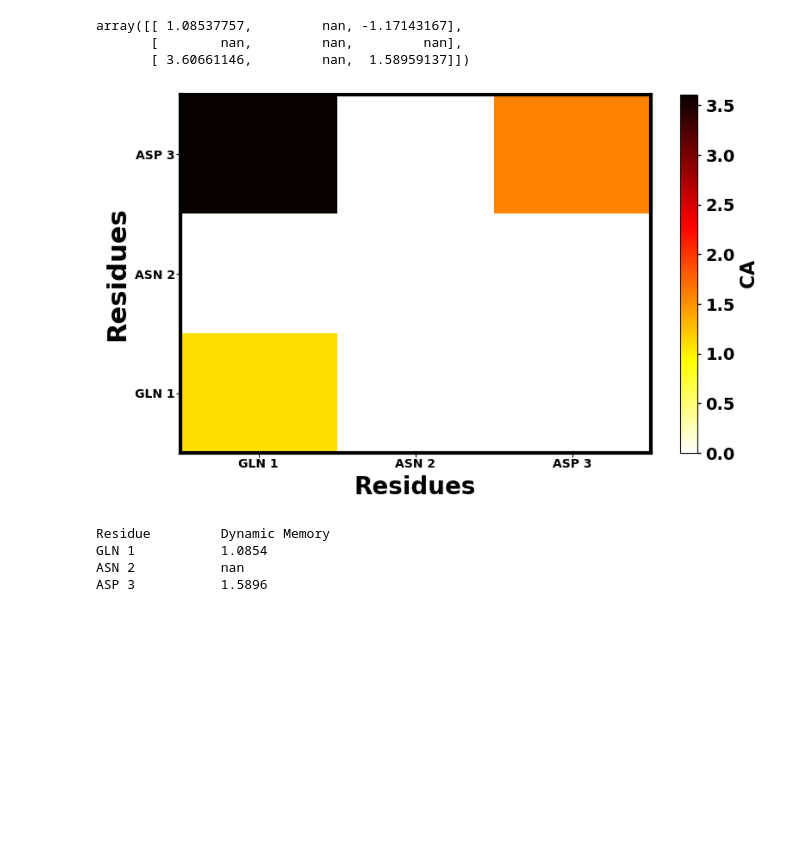
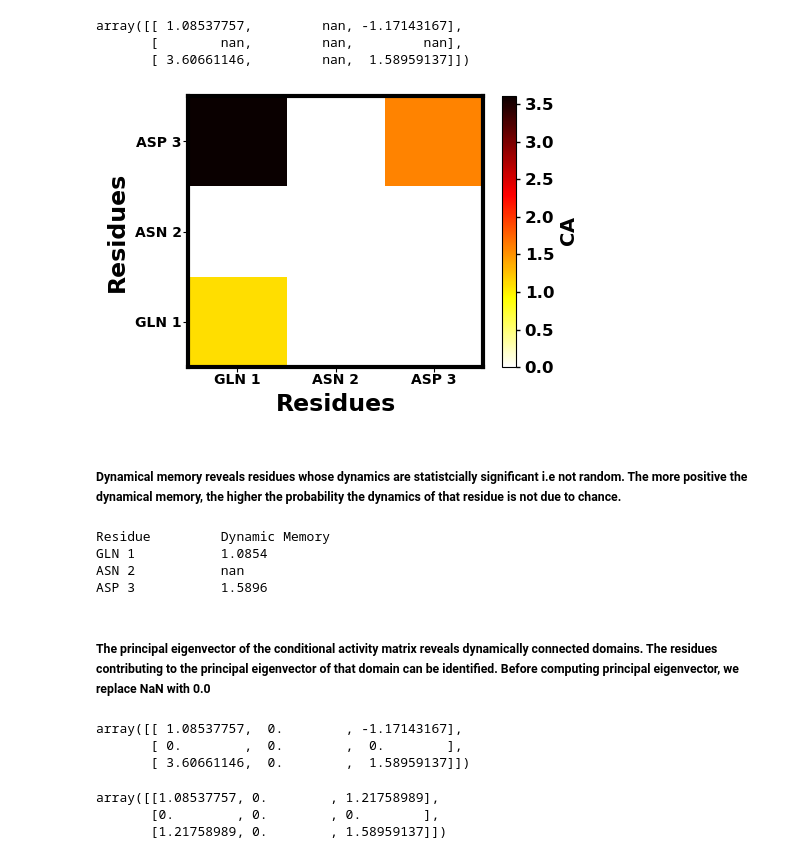
Before and after one commit to CUNY-CSI-Loverde-Laboratory/conditional_activity, a Jupyter notebook: conditional_activity/condact_tutorial/tutorial.ipynb, the cells around one changed output. Cells and saved outputs as stored; diff of their text form; code cells hidden in the pictures; blank space fills up the shorter version.

```diff
--- a/conditional_activity/condact_tutorial/tutorial.ipynb
+++ b/conditional_activity/condact_tutorial/tutorial.ipynb
@@ -172,40 +171,42 @@ array([[ 1.08537757,         nan, -1.17143167],
 
 labels = [f"{residue_names[i]} {residue_type[i].resid}" for i in range(len(residue_type))]
 
-fig, ax = plt.subplots(figsize=(8, 5))
+fig, ax = plt.subplots(figsize=(5, 3.5))
 orig_map = plt.get_cmap('hot')
 reversed_map = orig_map.reversed()
 
 im = ax.imshow(conditional_activity, interpolation='nearest', origin='lower',
                cmap=reversed_map, aspect='auto', vmin=0)
 
 # Colorbar setup
 cbar2 = fig.colorbar(im)
-cbar2.ax.set_ylabel(r'$\it\bf CA$', fontsize=16.0, fontweight="bold")
-cbar2.ax.tick_params(axis='y', labelsize=14, length=3, width=1)
+cbar2.ax.set_ylabel(r'$\it\bf CA$', fontsize=14.0, fontweight="bold")
+cbar2.ax.tick_params(axis='y', labelsize=12, length=3, width=1)
 
 # Axis labels
-plt.xlabel("Residues", fontsize=20.0, fontweight="bold")
-plt.ylabel("Residues", fontsize=22.0, fontweight="bold")
-plt.tick_params(labelsize=18, pad=1)
+plt.xlabel("Residues", fontsize=17.0, fontweight="bold")
+plt.ylabel("Residues", fontsize=17.0, fontweight="bold")
+plt.tick_params(labelsize=16, pad=1)
 
 # Tick labels for residues
 ax.set_xticks(np.arange(len(labels)))
 ax.set_xticklabels(labels, rotation=0, fontsize=10)
 ax.set_yticks(np.arange(len(labels)))
 ax.set_yticklabels(labels, fontsize=10)
 
 # Spine styling
 ax.spines["top"].set_linewidth(3)
 ax.spines["left"].set_linewidth(3)
 ax.spines["right"].set_linewidth(3)
 ax.spines["bottom"].set_linewidth(3)
 
 # Save or show
 plt.tight_layout()
 plt.show()
 # %% [output]
-[figure, old version]
+[figure, new version]
+# %% [markdown]
+##### Dynamical memory reveals residues whose dynamics are statistcially significant i.e not random. The more positive the dynamical memory, the higher the probability the dynamics of that residue is not due to chance.
 # %%
 # Extract and display the dynamical memory of each residue from the conditional activity matrix
 
@@ -223,3 +224,23 @@ Residue         Dynamic Memory
 GLN 1           1.0854
 ASN 2           nan
 ASP 3           1.5896
+# %% [markdown]
+##### The principal eigenvector of the conditional activity matrix reveals dynamically connected domains. The residues contributing to the principal eigenvector of that domain can be identified. Before computing principal eigenvector, we replace NaN with 0.0
+# %%
+# Replace NaN values with 0 using boolean indexing
+CA_matrix[np.isnan(CA_matrix)] = 0
+
+CA_matrix
+# %% [output]
+array([[ 1.08537757,  0.        , -1.17143167],
+       [ 0.        ,  0.        ,  0.        ],
+       [ 3.60661146,  0.        ,  1.58959137]])
+# %%
+# Symmetrize the conditional Activity matrix (mean with its transpose)
+CA_sym = 0.5 * (CA_matrix + CA_matrix.T)
+
+CA_sym
+# %% [output]
+array([[1.08537757, 0.        , 1.21758989],
+       [0.        , 0.        , 0.        ],
+       [1.21758989, 0.        , 1.58959137]])
```
Also changed, not shown: parts of 7 cells of this notebook, 1 other file.
